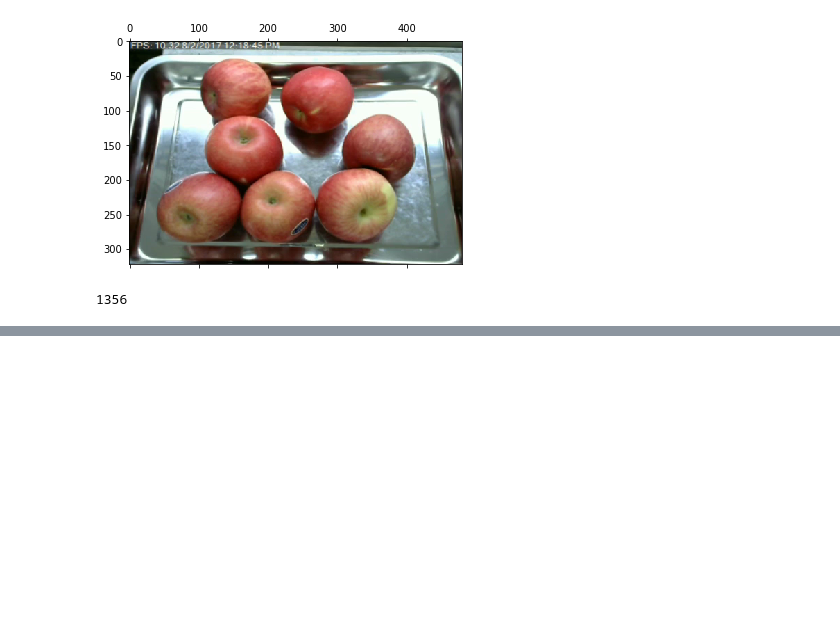
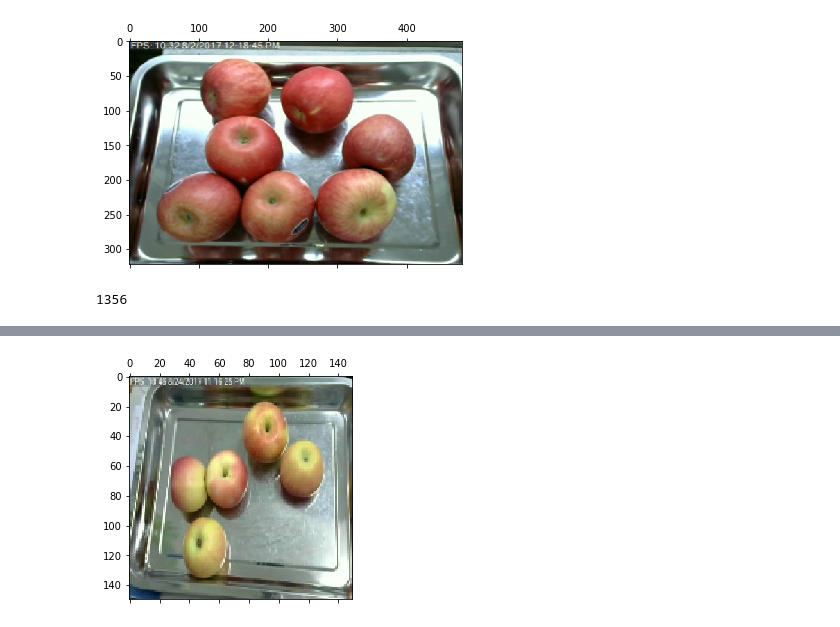
Before and after one commit to infoshareacademy/jdsz4-dept, a Jupyter notebook: projekt_dl/woring_on_dataset/Project_DL_1.ipynb, the cells around one changed output, grey strips where cells are left out. Saved outputs shown, nothing was run; the diff lists cells and outputs as text; code cells hidden in the pictures; blank space fills up the shorter version.

```diff
--- a/projekt_dl/woring_on_dataset/Project_DL_1.ipynb
+++ b/projekt_dl/woring_on_dataset/Project_DL_1.ipynb
@@ -69,4 +71,6 @@ apples_array_bis.shape
 # %%
-img = cv2.cvtColor(apples_array_bis[342], cv2.COLOR_BGR2RGB)
+img = cv2.cvtColor(apples_array_bis[1000], cv2.COLOR_BGR2RGB)
 plt.matshow(img)
 plt.show()
+# %% [output]
+[figure, added]
```
Also changed, not shown: parts of 1 cell of this notebook.
